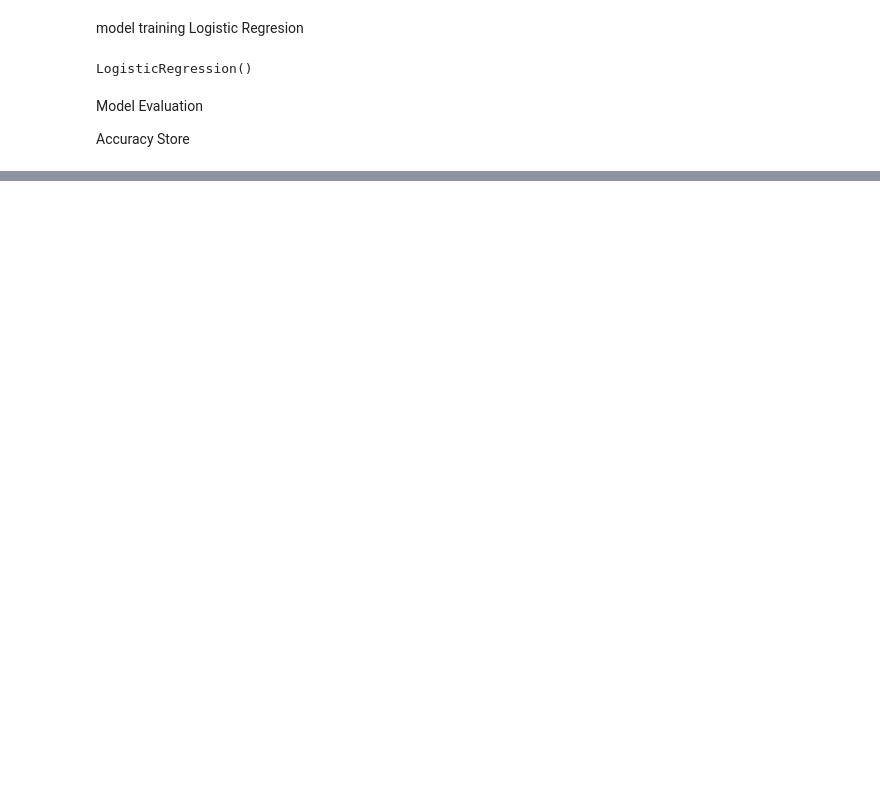
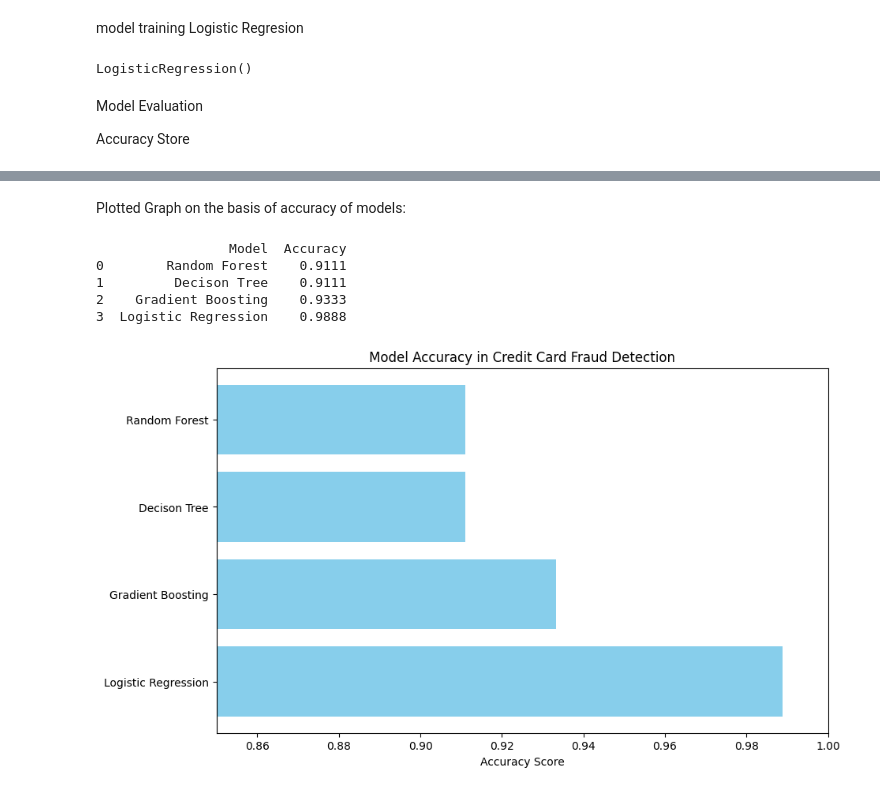
Before and after one commit to Rahul-tech-hub/CreditCardFraudDtetction, a Jupyter notebook: Copy_of_CreditCard.ipynb, the cells around one changed output, grey strips where cells are left out. Cells and saved outputs as stored; diff of their text form; code cells hidden in the pictures; blank space fills up the shorter version.

```diff
--- a/Copy_of_CreditCard.ipynb
+++ b/Copy_of_CreditCard.ipynb
@@ -566,0 +603,12 @@ Accuracy on testing data: 0.98989898989899
+# %%
+model_names = ['Random Forest','Decison Tree','Gradient Boosting','Logistic Regression']
+
+accuracy_scores = [0.9111, 0.9111, 0.9333, 0.9888]
+
+data = {
+    'Model': model_names,
+    'Accuracy': accuracy_scores
+}
+
+accuracy_table = pd.DataFrame(data)
+accuracy_table
@@ -566,0 +621,20 @@ Accuracy on testing data: 0.98989898989899
+# %% [markdown]
+Plotted Graph on the basis of accuracy of models:
+# %%
+# Display the accuracy table
+print(accuracy_table)
+plt.figure(figsize=(10, 6))
+plt.barh(accuracy_table['Model'], accuracy_table['Accuracy'], color='skyblue')
+plt.xlabel('Accuracy Score')
+plt.title('Model Accuracy in Credit Card Fraud Detection')
+plt.xlim(0.85, 1.0)  # Adjust the x-axis limits as needed
+plt.gca().invert_yaxis()  # Invert the y-axis to display the highest accuracy at the top
+
+plt.show()
+# %% [output]
+                 Model  Accuracy
+0        Random Forest    0.9111
+1         Decison Tree    0.9111
+2    Gradient Boosting    0.9333
+3  Logistic Regression    0.9888
+[figure, added]
```
Also changed, not shown: parts of 52 cells of this notebook.
